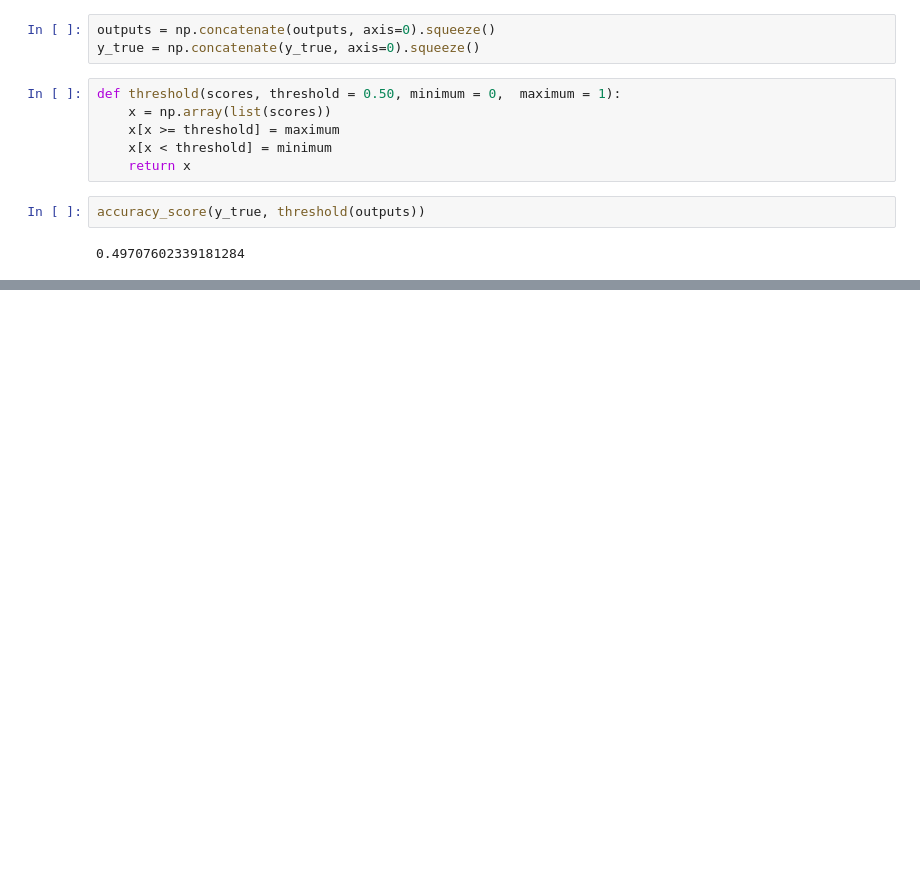
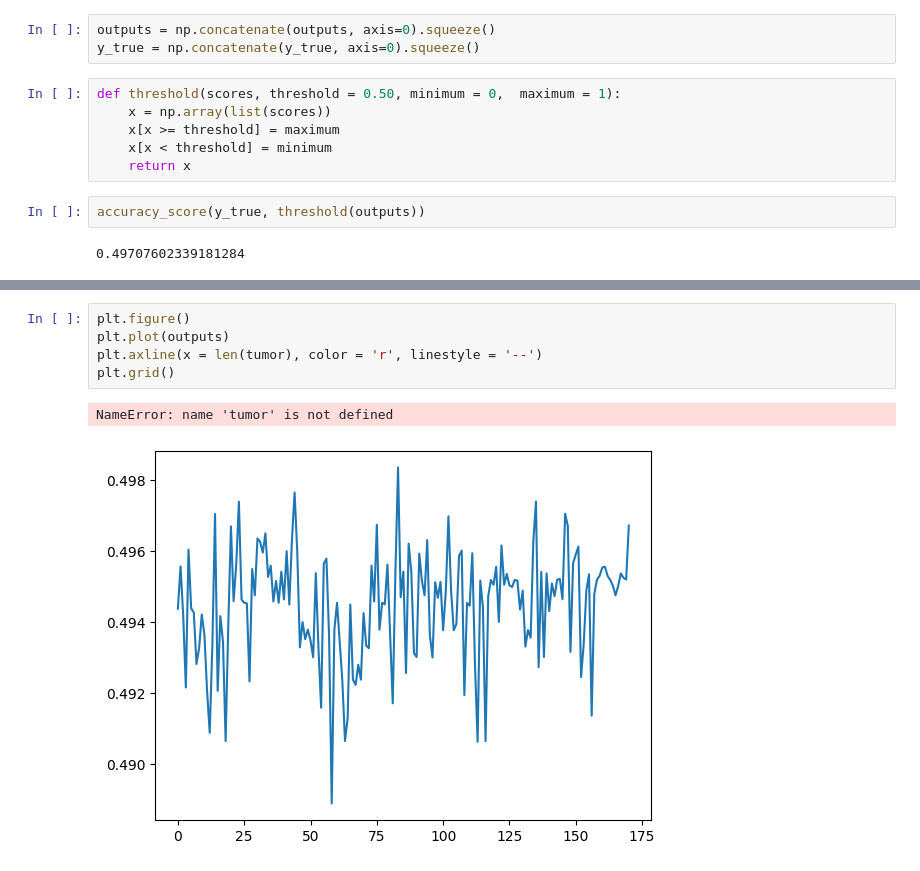
Before and after one commit to ackerman23/Brain-tumor, a Jupyter notebook: dataset.ipynb, the cells around one changed output, grey strips where cells are left out. Cells and saved outputs as stored; diff of their text form; blank space fills up the shorter version.

```diff
--- a/dataset.ipynb
+++ b/dataset.ipynb
@@ -267,0 +286,8 @@ accuracy_score(y_true, threshold(outputs))
+# %%
+plt.figure()
+plt.plot(outputs)
+plt.axline(x = len(tumor), color = 'r', linestyle = '--')
+plt.grid()
+# %% [output]
+NameError: name 'tumor' is not defined
+[figure, added]
```
Also changed, not shown: parts of 9 cells of this notebook.
